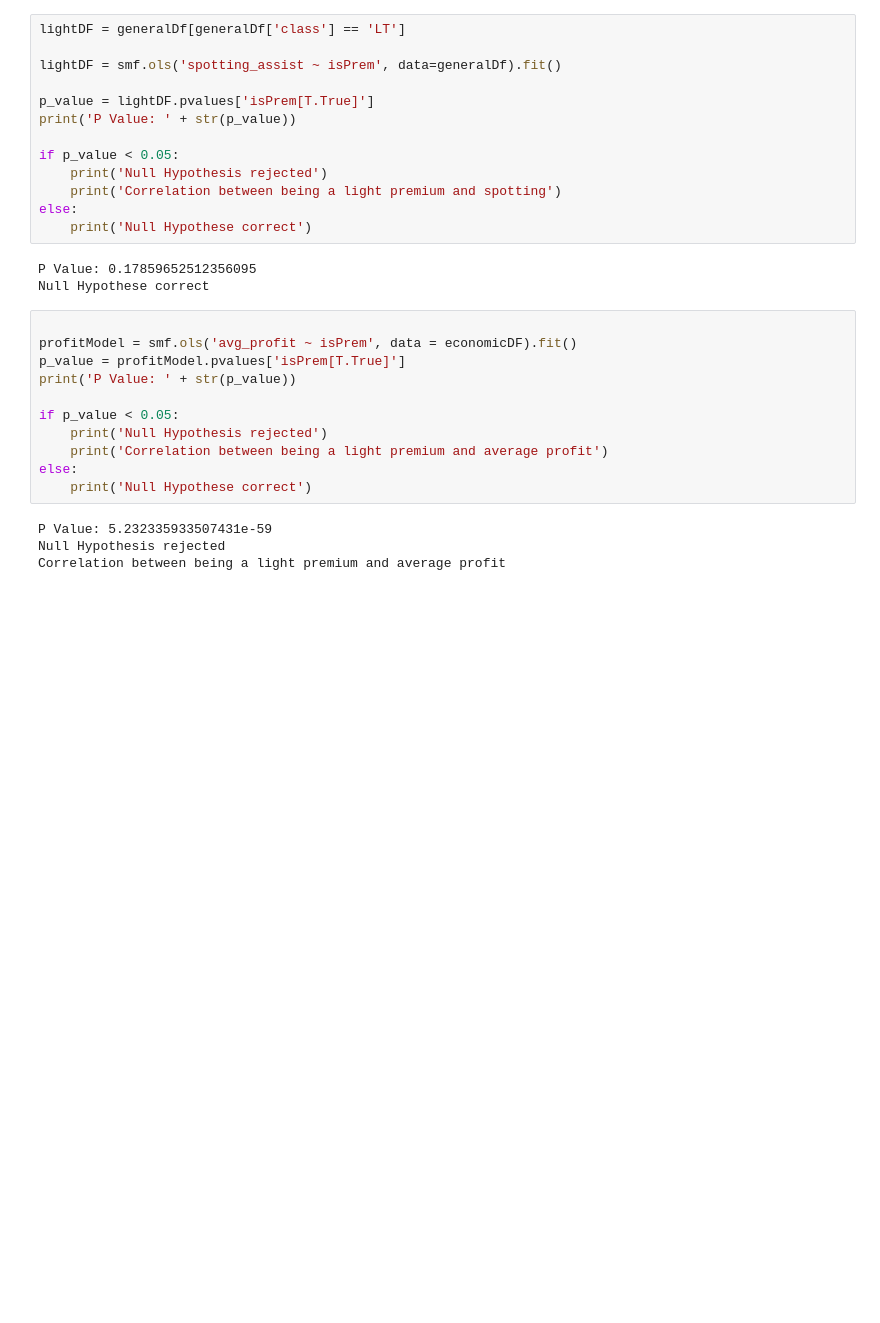
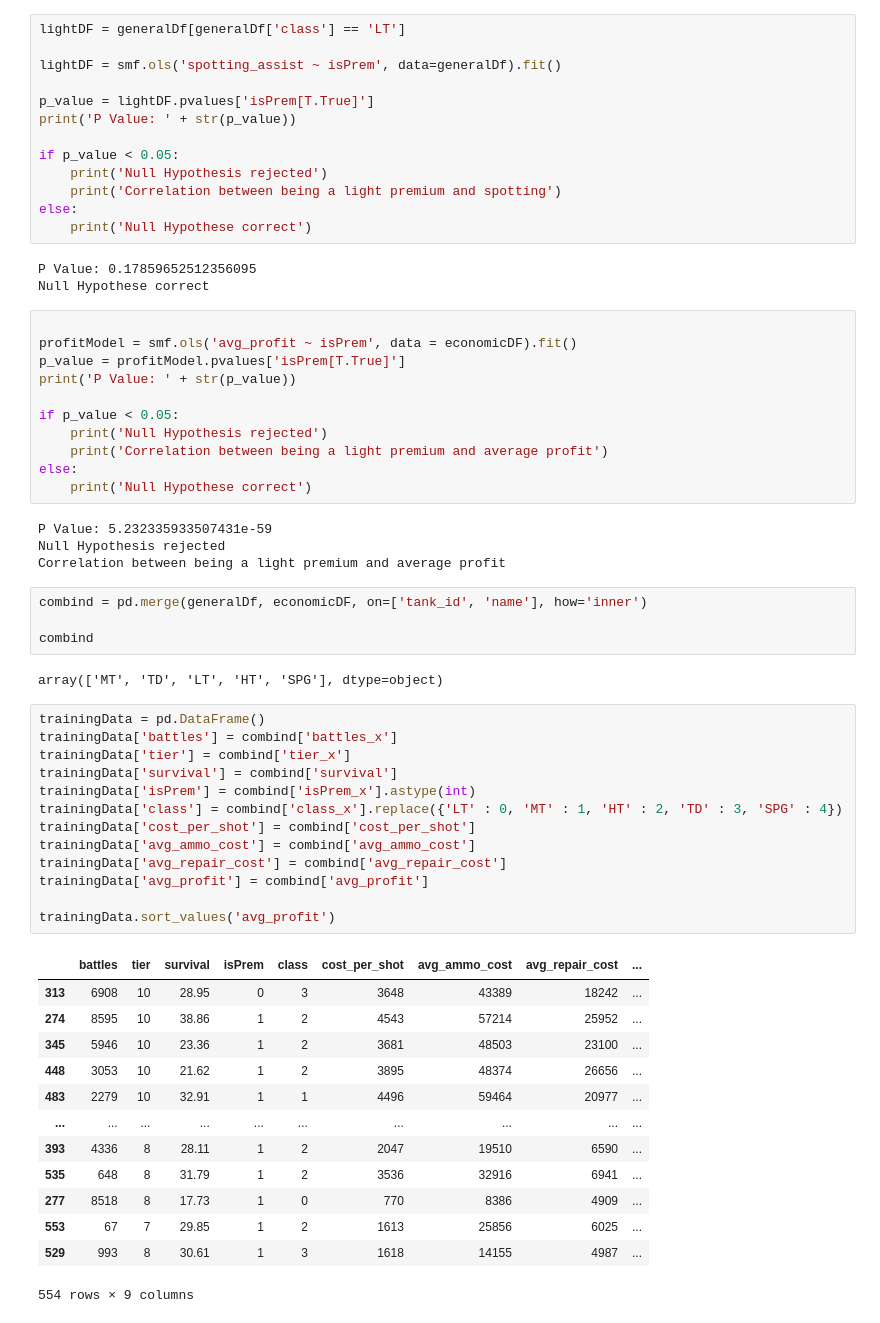
Before and after one commit to jeffreyLyngdoh/Final-Tutorial-World-of-Tank-deep-dive, a Jupyter notebook: final.ipynb, the cells around one changed output. Drawn from its saved outputs; the diff is of its cells as text; blank space fills up the shorter version.

```diff
--- a/final.ipynb
+++ b/final.ipynb
@@ -347,3 +347,36 @@ else:
 P Value: 5.232335933507431e-59
 Null Hypothesis rejected
 Correlation between being a light premium and average profit
+# %%
+combind = pd.merge(generalDf, economicDF, on=['tank_id', 'name'], how='inner')
+
+combind
+# %% [output]
+array(['MT', 'TD', 'LT', 'HT', 'SPG'], dtype=object)
+# %%
+trainingData = pd.DataFrame()
+trainingData['battles'] = combind['battles_x']
+trainingData['tier'] = combind['tier_x']
+trainingData['survival'] = combind['survival']
+trainingData['isPrem'] = combind['isPrem_x'].astype(int)
+trainingData['class'] = combind['class_x'].replace({'LT' : 0, 'MT' : 1, 'HT' : 2, 'TD' : 3, 'SPG' : 4})
+trainingData['cost_per_shot'] = combind['cost_per_shot']
+trainingData['avg_ammo_cost'] = combind['avg_ammo_cost']
+trainingData['avg_repair_cost'] = combind['avg_repair_cost']
+trainingData['avg_profit'] = combind['avg_profit']
+
+trainingData.sort_values('avg_profit')
+# %% [output]
+|  | battles | tier | survival | isPrem | class | cost_per_shot | avg_ammo_cost | avg_repair_cost | ... |
+| 313 | 6908 | 10 | 28.95 | 0 | 3 | 3648 | 43389 | 18242 | ... |
+| 274 | 8595 | 10 | 38.86 | 1 | 2 | 4543 | 57214 | 25952 | ... |
+| 345 | 5946 | 10 | 23.36 | 1 | 2 | 3681 | 48503 | 23100 | ... |
+| 448 | 3053 | 10 | 21.62 | 1 | 2 | 3895 | 48374 | 26656 | ... |
+| 483 | 2279 | 10 | 32.91 | 1 | 1 | 4496 | 59464 | 20977 | ... |
+| ... | ... | ... | ... | ... | ... | ... | ... | ... | ... |
+| 393 | 4336 | 8 | 28.11 | 1 | 2 | 2047 | 19510 | 6590 | ... |
+| 535 | 648 | 8 | 31.79 | 1 | 2 | 3536 | 32916 | 6941 | ... |
+| 277 | 8518 | 8 | 17.73 | 1 | 0 | 770 | 8386 | 4909 | ... |
+| 553 | 67 | 7 | 29.85 | 1 | 2 | 1613 | 25856 | 6025 | ... |
+| 529 | 993 | 8 | 30.61 | 1 | 3 | 1618 | 14155 | 4987 | ... |
+554 rows × 9 columns
```
Also changed, not shown: parts of 8 cells of this notebook, 1 other file.
